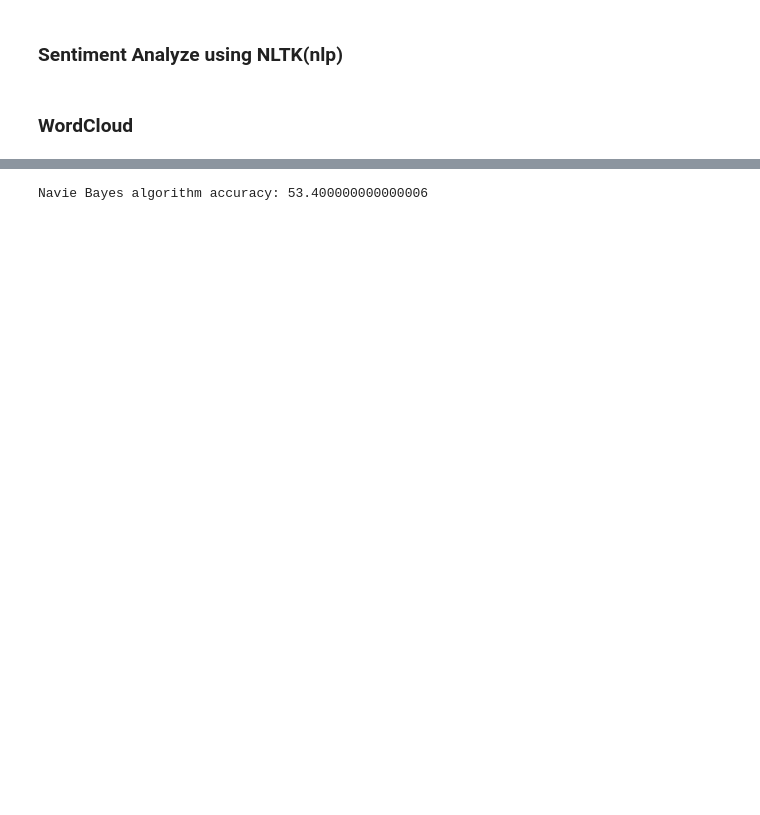
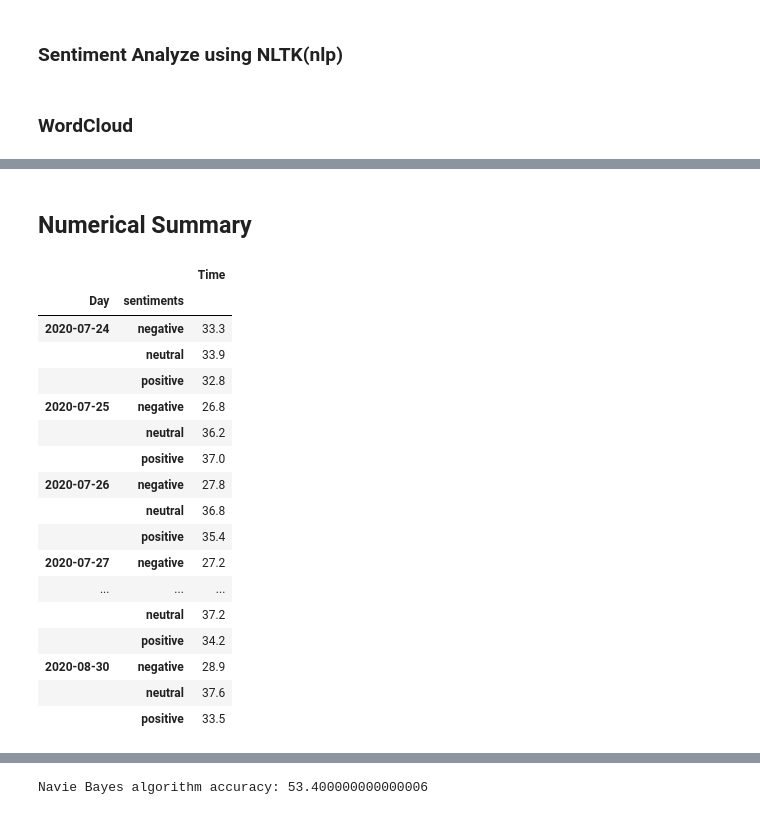
Before and after one commit to minzhih/CMPT353-Project, a Jupyter notebook: CMPT 353 project.ipynb, the cells around one changed output, grey strips where cells are left out. Saved outputs shown, nothing was run; the diff lists cells and outputs as text; code cells hidden in the pictures; blank space fills up the shorter version.

Commit message:
Update CMPT 353 project.ipynb
Added CountVectorizer library
Added Numerical Analysis

```diff
--- a/CMPT 353 project.ipynb
+++ b/CMPT 353 project.ipynb
@@ -154,3 +168,38 @@ plt.pie(data_sum,labels = data_lable, colors = colors, autopct='%.0f%%')
+# %% [markdown]
+## Numerical Summary
+# %%
+## Numerical Summary
+dataa=pd.DataFrame(data[['date','sentiments']])
+
+
+dataa['date'] = pd.to_datetime(dataa['date'], format='%Y-%m-%d %H:%M:%S',)
+dataa['Day'] = [d.date() for d in dataa['date']]
+dataa['Time'] = [d.time() for d in dataa['date']]
+
+day_sentiments = dataa.groupby(['Day', 'sentiments']).agg({'Time': 'count'})
+day_total = dataa.groupby(['Day']).agg({'Time': 'count'})
+
+pd.set_option("display.max_rows", None, "display.max_columns", None)
+day_sentiments.div(day_total, level='Day').round(3) * 100
+# %% [output]
+|  |  | Time |
+| Day | sentiments |  |
+| 2020-07-24 | negative | 33.3 |
+|  | neutral | 33.9 |
+|  | positive | 32.8 |
+| 2020-07-25 | negative | 26.8 |
+|  | neutral | 36.2 |
+|  | positive | 37.0 |
+| 2020-07-26 | negative | 27.8 |
+|  | neutral | 36.8 |
+|  | positive | 35.4 |
+| 2020-07-27 | negative | 27.2 |
+| ... | ... | ... |
+|  | neutral | 37.2 |
+|  | positive | 34.2 |
+| 2020-08-30 | negative | 28.9 |
+|  | neutral | 37.6 |
+|  | positive | 33.5 |
 # %%
 data
 # %% [output]
```
Also changed, not shown: parts of 6 cells of this notebook.
